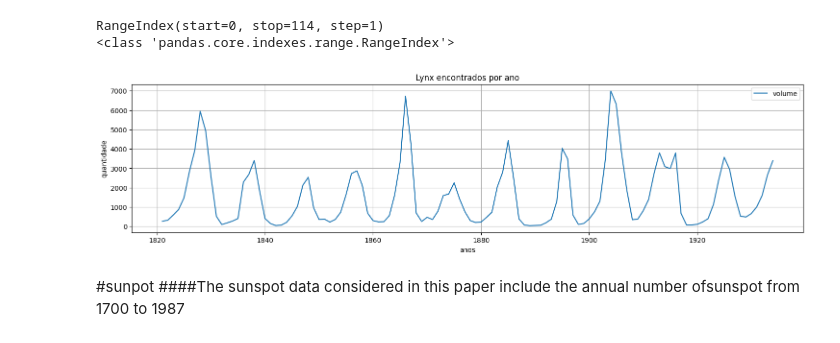
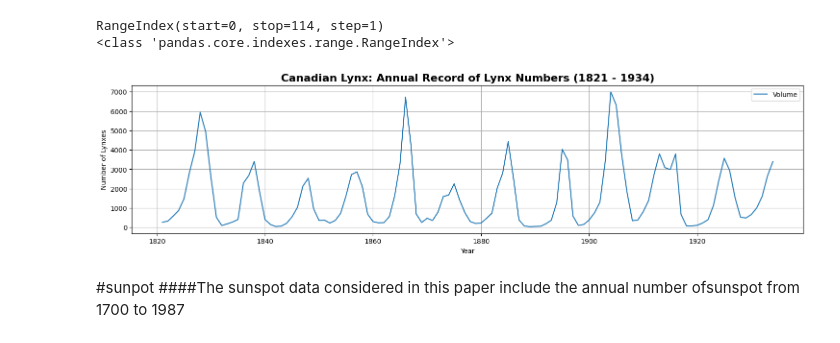
Before and after one commit to metsumesquita/master_degree_UPE, a Jupyter notebook: Hybrid_Model_project.ipynb, the cells around one changed output. Cells and saved outputs as stored; diff of their text form; code cells hidden in the pictures.

```diff
--- a/Hybrid_Model_project.ipynb
+++ b/Hybrid_Model_project.ipynb
@@ -93,15 +93,17 @@ if isinstance(lynx_data.index, pd.PeriodIndex):
 lynx_data=lynx_data.sort_index()
 # %%
 plt.figure(figsize=(18, 4))
-plt.plot(lynx_data.index, lynx_data["value"], label='volume')
-plt.title("Lynx encontrados por ano")
-plt.xlabel("anos")
-plt.ylabel("quantidade")
+plt.plot(lynx_data.index, lynx_data["value"], label='Volume') # Capitalized 'Volume' for consistency
+
+plt.title("Canadian Lynx: Annual Record of Lynx Numbers (1821 - 1934)", fontsize=16, fontweight='bold')
+
+plt.xlabel("Year")
+plt.ylabel("Number of Lynxes") # More specific label
 plt.grid(True)
 plt.legend()
 plt.show()
 # %% [output]
-[figure, old version]
+[figure, new version]
 # %% [markdown]
 #sunpot
 ####The sunspot data considered in this paper include the annual number ofsunspot from 1700 to 1987
```
Also changed, not shown: parts of 26 cells of this notebook.
